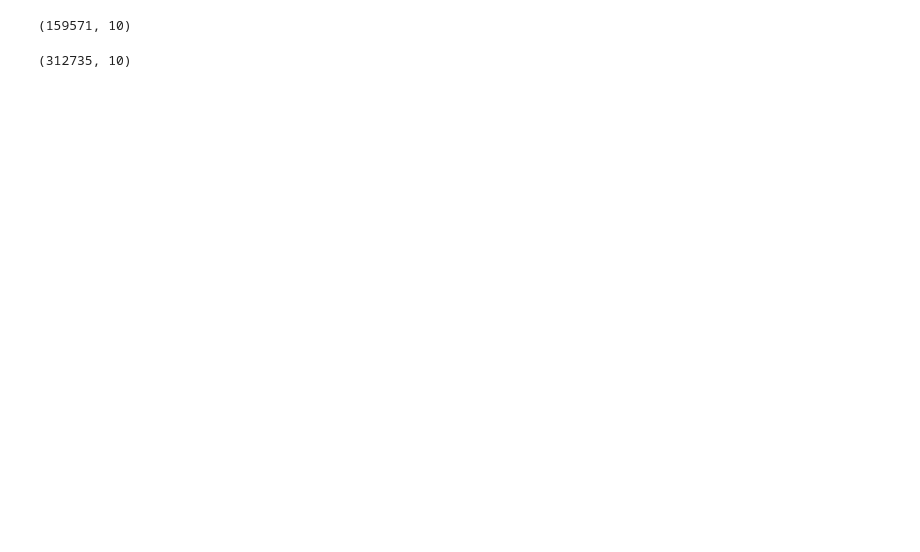
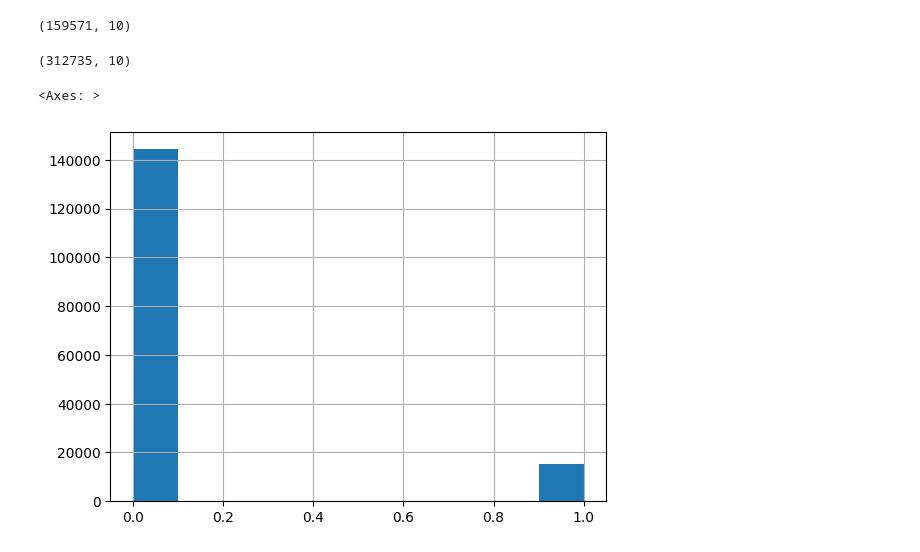
Before and after one commit to setday/HSE_ML_SP2024, a Jupyter notebook: notebooks/start.ipynb, the cells around one changed output. Saved outputs shown, nothing was run; the diff lists cells and outputs as text; code cells hidden in the pictures; blank space fills up the shorter version.

```diff
--- a/notebooks/start.ipynb
+++ b/notebooks/start.ipynb
@@ -20,6 +20,11 @@ df = pd.concat([df, df_])
 df.shape
 # %% [output]
 (312735, 10)
+# %%
+df.toxic.hist()
+# %% [output]
+<Axes: >
+[figure, added]
 # %%
 df2 = pd.read_csv(f"{base}/youtoxic_english_1000.csv")
 df2.sample(3)
```
Also changed, not shown: parts of 4 cells of this notebook, 1 other file.
